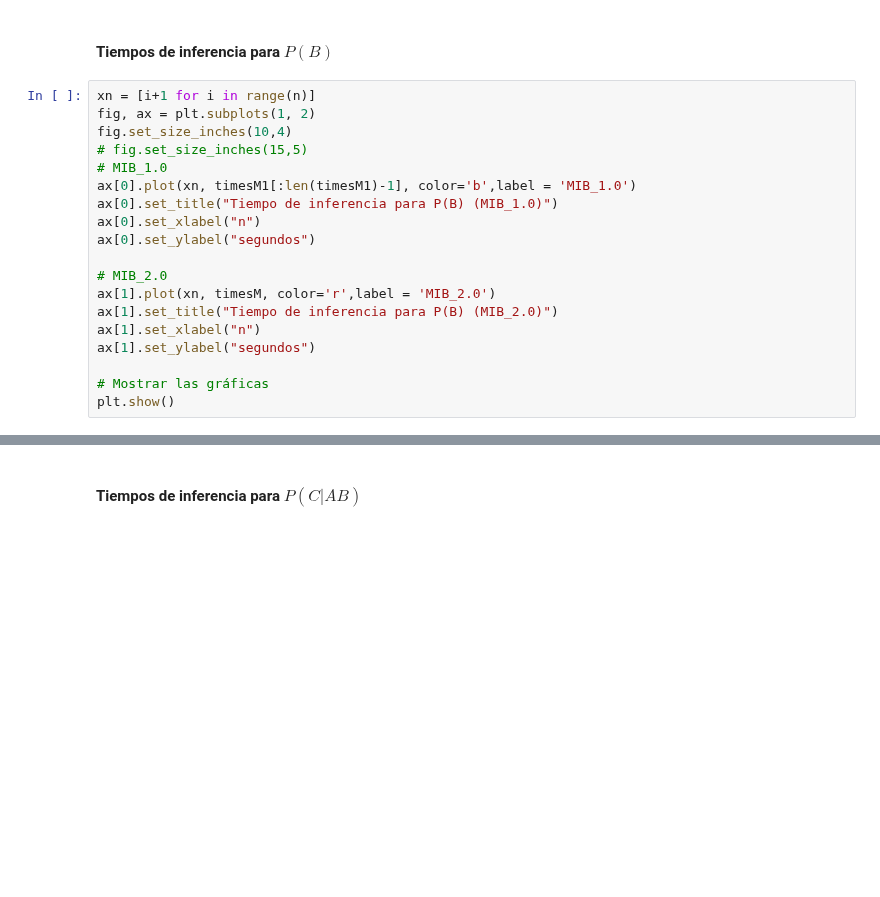
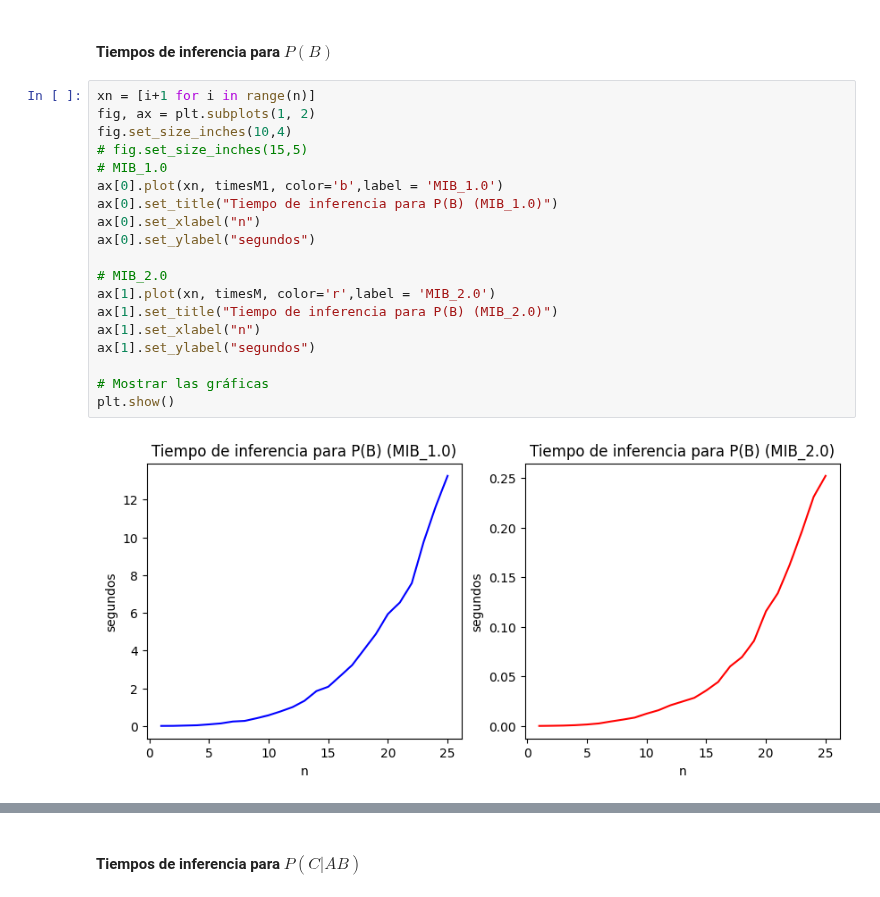
Before and after one commit to robertorys/Tesis, a Jupyter notebook: Test_mib_v2_3_2.ipynb, the cells around one changed output, grey strips where cells are left out. Cells and saved outputs as stored; diff of their text form; blank space fills up the shorter version.

```diff
--- a/Test_mib_v2_3_2.ipynb
+++ b/Test_mib_v2_3_2.ipynb
@@ -187,22 +214,24 @@ for i in range(n):
 # %%
 xn = [i+1 for i in range(n)]
 fig, ax = plt.subplots(1, 2)
 fig.set_size_inches(10,4)
 # fig.set_size_inches(15,5)
 # MIB_1.0
-ax[0].plot(xn, timesM1[:len(timesM1)-1], color='b',label = 'MIB_1.0')
+ax[0].plot(xn, timesM1, color='b',label = 'MIB_1.0')
 ax[0].set_title("Tiempo de inferencia para P(B) (MIB_1.0)")
 ax[0].set_xlabel("n")
 ax[0].set_ylabel("segundos")
 
 # MIB_2.0
 ax[1].plot(xn, timesM, color='r',label = 'MIB_2.0')
 ax[1].set_title("Tiempo de inferencia para P(B) (MIB_2.0)")
 ax[1].set_xlabel("n")
 ax[1].set_ylabel("segundos")
 
 # Mostrar las gráficas
 plt.show()
+# %% [output]
+[figure, added]
 # %%
 fig, ax = plt.subplots()
 xn = [i+1 for i in range(n)]
```
Also changed, not shown: parts of 82 cells of this notebook, 5 other files.
